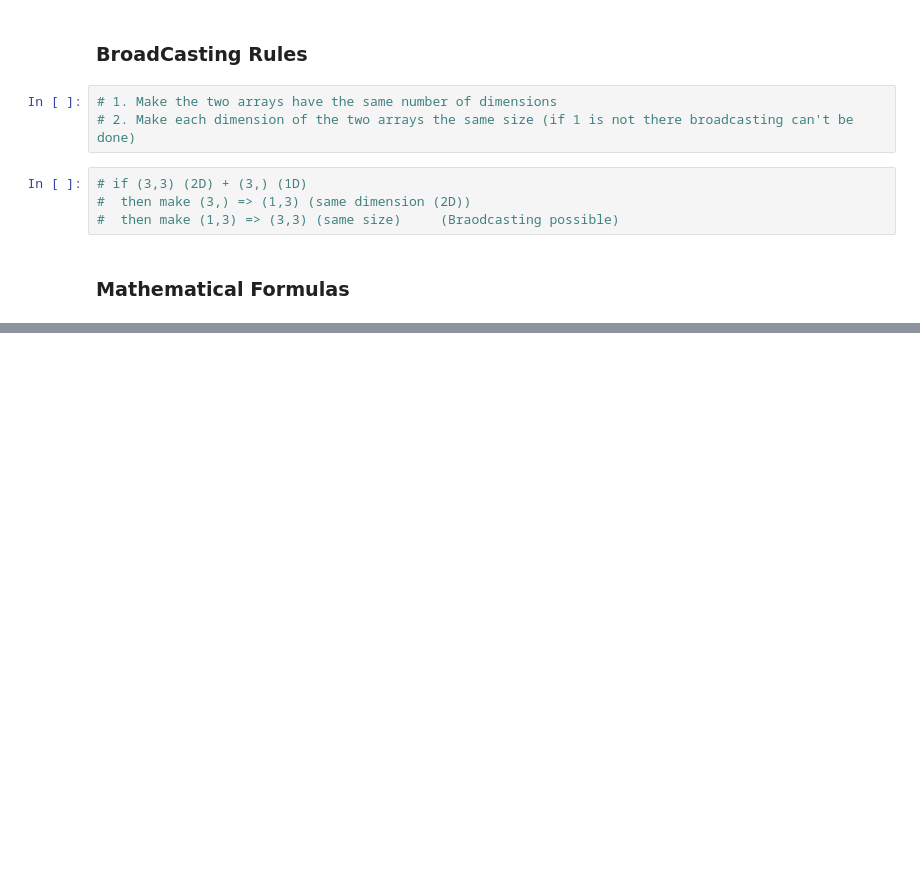
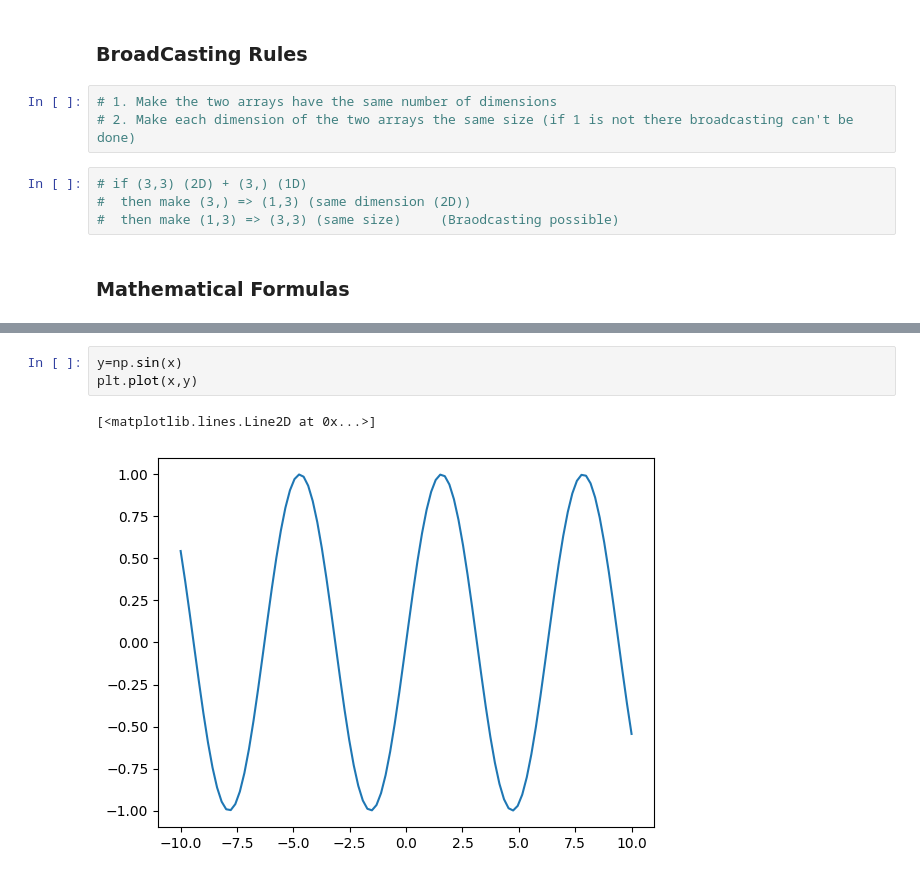
Before and after one commit to Pankaj-Jhajhria/Advanced_Python, a Jupyter notebook: Libraries/1_Numpy.ipynb, the cells around one changed output, grey strips where cells are left out. Saved outputs shown, nothing was run; the diff lists cells and outputs as text; blank space fills up the shorter version.

```diff
--- a/Libraries/1_Numpy.ipynb
+++ b/Libraries/1_Numpy.ipynb
@@ -570,0 +629,6 @@ print(a+b)
+# %%
+y=np.sin(x)
+plt.plot(x,y)
+# %% [output]
+[<matplotlib.lines.Line2D at 0x...>]
+[figure, added]
```
Also changed, not shown: parts of 10 cells of this notebook.
